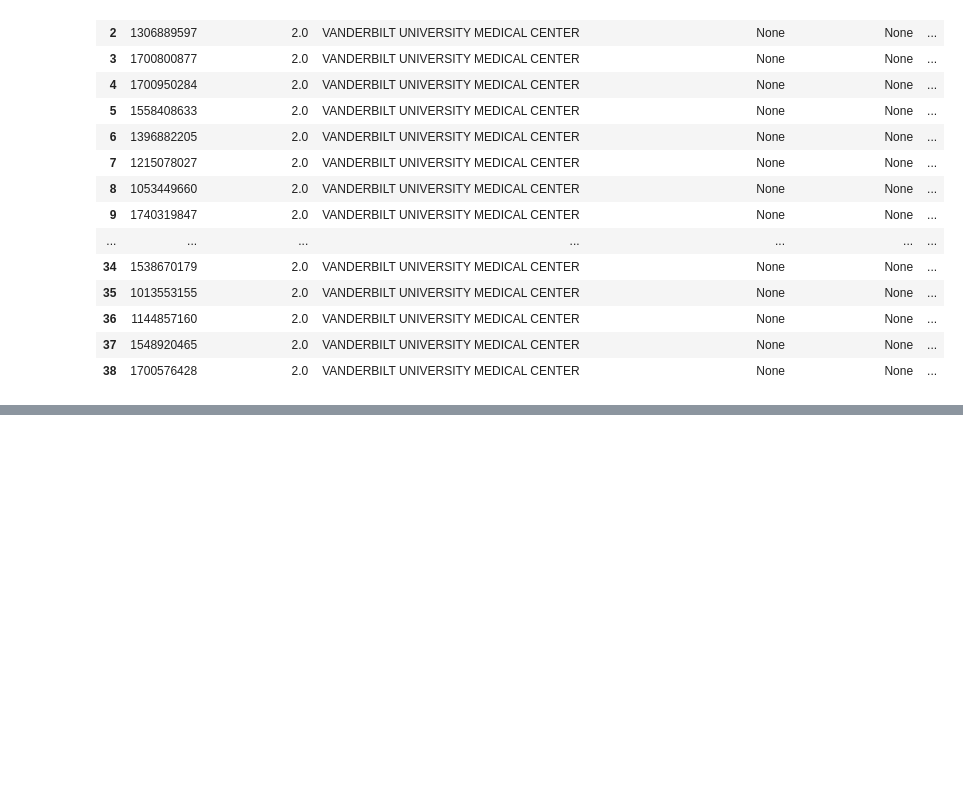
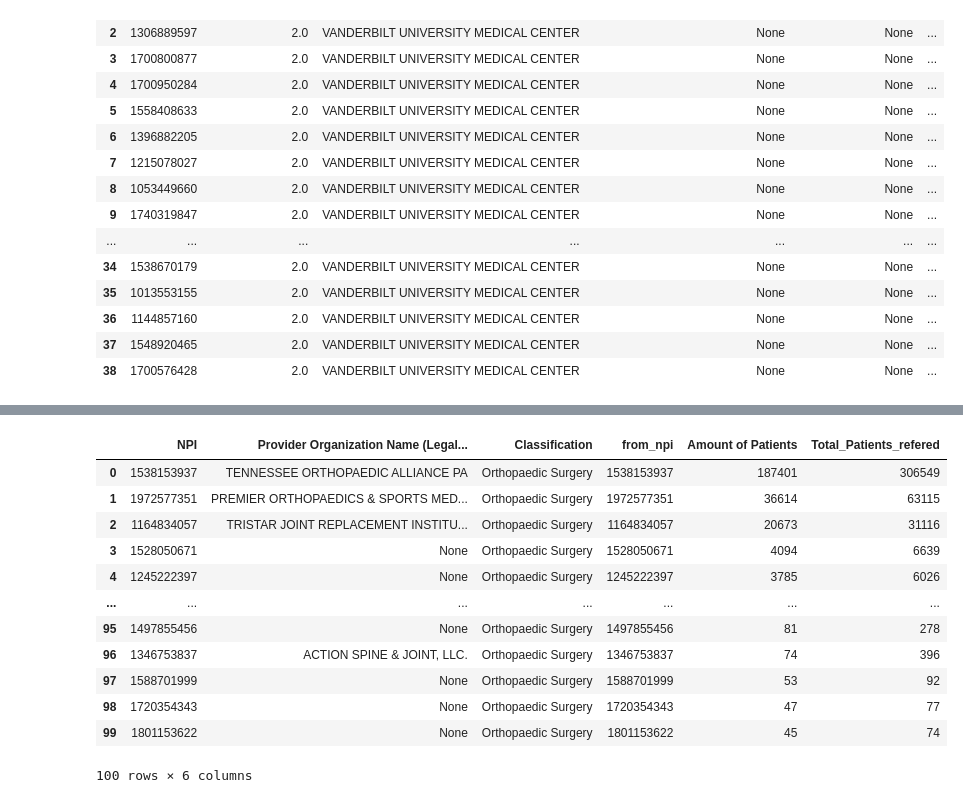
Before and after one commit to KagonDeans/hop-team, a Jupyter notebook: notebook/kd_hop_cleaning_1.ipynb, the cells around one changed output, grey strips where cells are left out. Drawn from its saved outputs; the diff is of its cells as text; code cells hidden in the pictures; blank space fills up the shorter version.

```diff
--- a/notebook/kd_hop_cleaning_1.ipynb
+++ b/notebook/kd_hop_cleaning_1.ipynb
@@ -211,0 +213,29 @@ two_classifications
+# %%
+#finding the orthopaedic surgeons providers that refers the most patients.
+query = """
+SELECT "NPI", "cbsa" ,"Provider Organization Name (Legal Business Name)", "Classification", "from_npi", SUM("patient_count") AS "Amount of Patients", SUM("transaction_count") AS Total_Patients_referrals
+FROM npi_nppes AS nppes
+INNER JOIN hop_npi AS npi
+ON nppes.NPI = npi.from_npi
+WHERE "Classification" = 'Orthopaedic Surgery' AND "Provider Business Practice Location Address City Name" LIKE "%NASHVILLE%"
+GROUP BY 1,2,3,4
+ORDER BY 6 DESC;
+"""
+with sqlite3.connect('../data/npi.sqlite') as db:
+    ortho_surgery = pd.read_sql(query, db)
+
+ortho_surgery
+# %% [output]
+|  | NPI | Provider Organization Name (Legal... | Classification | from_npi | Amount of Patients | Total_Patients_refered |
+| 0 | 1538153937 | TENNESSEE ORTHOPAEDIC ALLIANCE PA | Orthopaedic Surgery | 1538153937 | 187401 | 306549 |
+| 1 | 1972577351 | PREMIER ORTHOPAEDICS & SPORTS MED... | Orthopaedic Surgery | 1972577351 | 36614 | 63115 |
+| 2 | 1164834057 | TRISTAR JOINT REPLACEMENT INSTITU... | Orthopaedic Surgery | 1164834057 | 20673 | 31116 |
+| 3 | 1528050671 | None | Orthopaedic Surgery | 1528050671 | 4094 | 6639 |
+| 4 | 1245222397 | None | Orthopaedic Surgery | 1245222397 | 3785 | 6026 |
+| ... | ... | ... | ... | ... | ... | ... |
+| 95 | 1497855456 | None | Orthopaedic Surgery | 1497855456 | 81 | 278 |
+| 96 | 1346753837 | ACTION SPINE & JOINT, LLC. | Orthopaedic Surgery | 1346753837 | 74 | 396 |
+| 97 | 1588701999 | None | Orthopaedic Surgery | 1588701999 | 53 | 92 |
+| 98 | 1720354343 | None | Orthopaedic Surgery | 1720354343 | 47 | 77 |
+| 99 | 1801153622 | None | Orthopaedic Surgery | 1801153622 | 45 | 74 |
+100 rows × 6 columns
```
Also changed, not shown: parts of 6 cells of this notebook.
